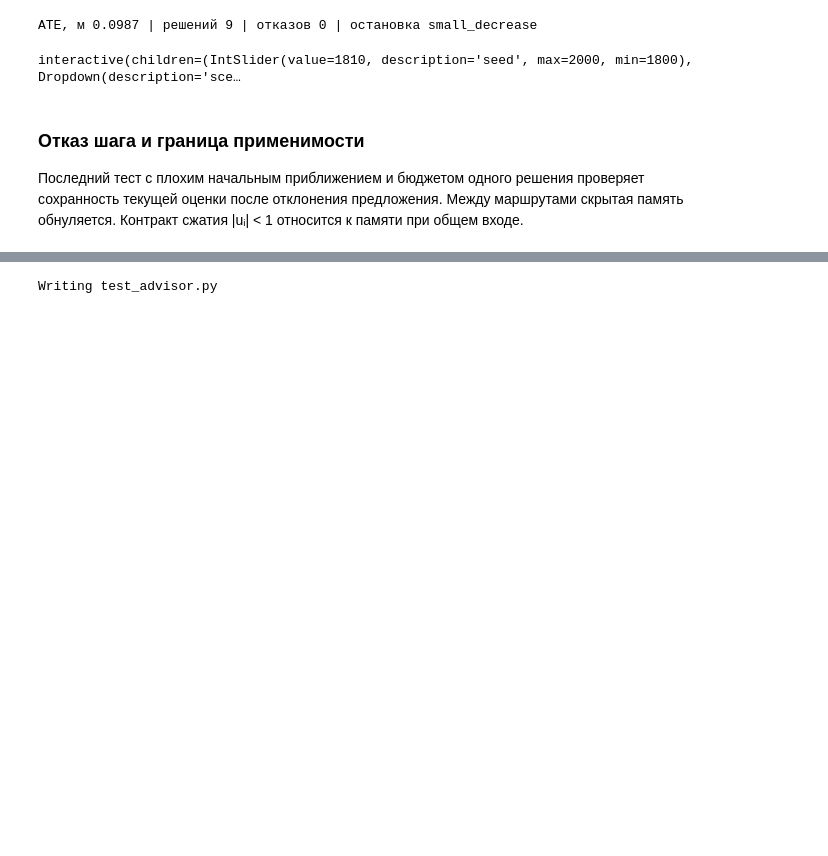
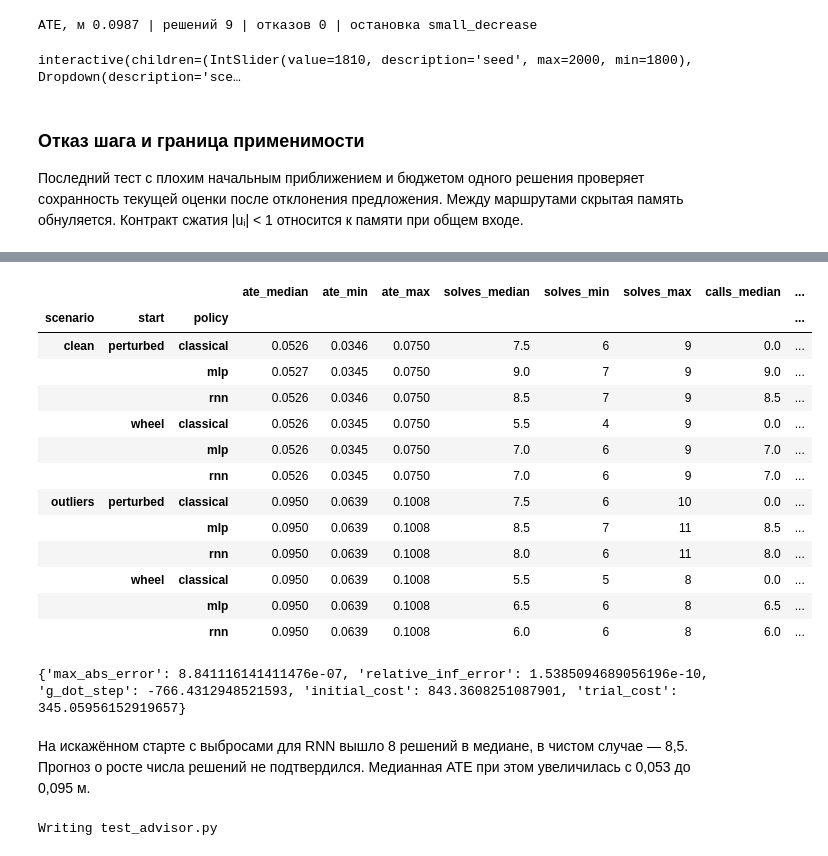
Before and after one commit to palkakopalka52-ui/fusion-slam-coursework, a Jupyter notebook: КТ4/Советник.ipynb, the cells around one changed output, grey strips where cells are left out. Drawn from its saved outputs; the diff is of its cells as text; code cells hidden in the pictures; blank space fills up the shorter version.

```diff
--- a/КТ4/Советник.ipynb
+++ b/КТ4/Советник.ipynb
@@ -250,17 +280,19 @@ class Estimate:
     rejects: int
     status: str
     seconds: float
+    advisor_calls: int = 0
+    loss_evaluations: int = 0
 
 
 def solve(graph, *, delta=2.5, policy='classical', initial_lambda=.003, iterations=24,
-          budget=48, x0=None):
+          budget=48, x0=None, robust_kinds=None):
     """policy is 'classical', 'fixed', or an object implementing reset() and propose(features)."""
     if not MIN_LAMBDA <= initial_lambda <= MAX_LAMBDA or budget < 1 or iterations < 1:
         raise ValueError('invalid damping or solve budget')
     if isinstance(policy,str) and policy not in ('classical','fixed'):
         raise ValueError('unknown damping policy')
     started = time.perf_counter()
-    pb = Problem(graph)
+    pb = Problem(graph, robust_kinds)
     x = pb.initial() if x0 is None else np.asarray(x0,dtype=float).copy()
     if x.shape != (pb.dim,) or not np.isfinite(x).all():
         raise ValueError('invalid initial state')
@@ -269,7 +301,7 @@ def solve(graph, *, delta=2.5, policy='classical', initial_lambda=.003, iteratio
     previous = current = float(initial_lambda)
     rho = 1.
     history = [float(pb.objective(x, delta))]
-    solves = rejects = 0
+    solves = rejects = advisor_calls = 0
     status = 'iteration_limit'
     for _ in range(iterations):
         state = linear_step(pb, x, delta, previous, rho)
@@ -279,6 +311,7 @@ def solve(graph, *, delta=2.5, policy='classical', initial_lambda=.003, iteratio
         if isinstance(policy,str):
             damping = initial_lambda if policy == 'fixed' else current
         else:
+            advisor_calls += 1
             proposal = float(policy.propose(state.features.copy()))
             damping = np.clip(proposal, MIN_LAMBDA, MAX_LAMBDA) if np.isfinite(proposal) and proposal > 0 else current
         accepted = False
@@ -307,7 +340,8 @@ def solve(graph, *, delta=2.5, policy='classical', initial_lambda=.003, iteratio
             status = 'budget'
             break
     poses, marks, bias = pb.unpack(x)
-    return Estimate(x,poses,marks,float(bias),history,solves,rejects,status,time.perf_counter()-started)
+    return Estimate(x,poses,marks,float(bias),history,solves,rejects,status,time.perf_counter()-started,
+                    advisor_calls,pb.loss_evaluations)
 # %% [output]
 Writing slam_lab/solver.py
 # %%
@@ -371,6 +405,7 @@ def score(poses, truth, landmarks=None):
     def rmse(vec):
         return float(np.sqrt(np.mean(np.sum(vec**2,axis=1))))
     return {'ate_m':rmse(xy_error), 'rpe_m':rmse(est-ref),
+            'yaw_rad':float(np.sqrt(np.mean(wrap(poses[:,2]-truth.poses[:,2])**2))),
             'map_m':rmse(landmarks-truth.landmarks) if landmarks is not None else float('nan')}
 # %% [output]
 Writing slam_lab/bench.py
@@ -739,3 +861,27 @@ interactive(children=(IntSlider(value=1810, description='seed', max=2000, min=18
+# %%
+from stress_test import run as stress_run
+import json
+stress=stress_run('results')
+display(stress.round(4))
+print(json.loads(Path('results/gradient_check.json').read_text()))
+# %% [output]
+|  |  |  | ate_median | ate_min | ate_max | solves_median | solves_min | solves_max | calls_median | ... |
+| scenario | start | policy |  |  |  |  |  |  |  | ... |
+| clean | perturbed | classical | 0.0526 | 0.0346 | 0.0750 | 7.5 | 6 | 9 | 0.0 | ... |
+|  |  | mlp | 0.0527 | 0.0345 | 0.0750 | 9.0 | 7 | 9 | 9.0 | ... |
+|  |  | rnn | 0.0526 | 0.0346 | 0.0750 | 8.5 | 7 | 9 | 8.5 | ... |
+|  | wheel | classical | 0.0526 | 0.0345 | 0.0750 | 5.5 | 4 | 9 | 0.0 | ... |
+|  |  | mlp | 0.0526 | 0.0345 | 0.0750 | 7.0 | 6 | 9 | 7.0 | ... |
+|  |  | rnn | 0.0526 | 0.0345 | 0.0750 | 7.0 | 6 | 9 | 7.0 | ... |
+| outliers | perturbed | classical | 0.0950 | 0.0639 | 0.1008 | 7.5 | 6 | 10 | 0.0 | ... |
+|  |  | mlp | 0.0950 | 0.0639 | 0.1008 | 8.5 | 7 | 11 | 8.5 | ... |
+|  |  | rnn | 0.0950 | 0.0639 | 0.1008 | 8.0 | 6 | 11 | 8.0 | ... |
+|  | wheel | classical | 0.0950 | 0.0639 | 0.1008 | 5.5 | 5 | 8 | 0.0 | ... |
+|  |  | mlp | 0.0950 | 0.0639 | 0.1008 | 6.5 | 6 | 8 | 6.5 | ... |
+|  |  | rnn | 0.0950 | 0.0639 | 0.1008 | 6.0 | 6 | 8 | 6.0 | ... |
+{'max_abs_error': 8.841116141411476e-07, 'relative_inf_error': 1.5385094689056196e-10, 'g_dot_step': -766.4312948521593, 'initial_cost': 843.3608251087901, 'trial_cost': 345.05956152919657}
+# %% [markdown]
+На искажённом старте с выбросами для RNN вышло 8 решений в медиане, в чистом случае — 8,5. Прогноз о росте числа решений не подтвердился. Медианная ATE при этом увеличилась с 0,053 до 0,095 м.
 # %%
 %%writefile test_advisor.py
 import tempfile
```
Also changed, not shown: parts of 7 cells of this notebook, 12 other files.
